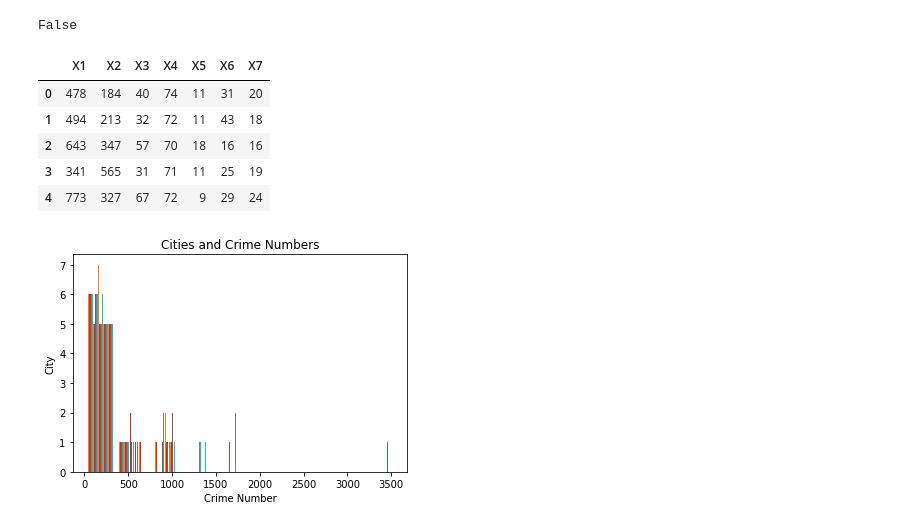
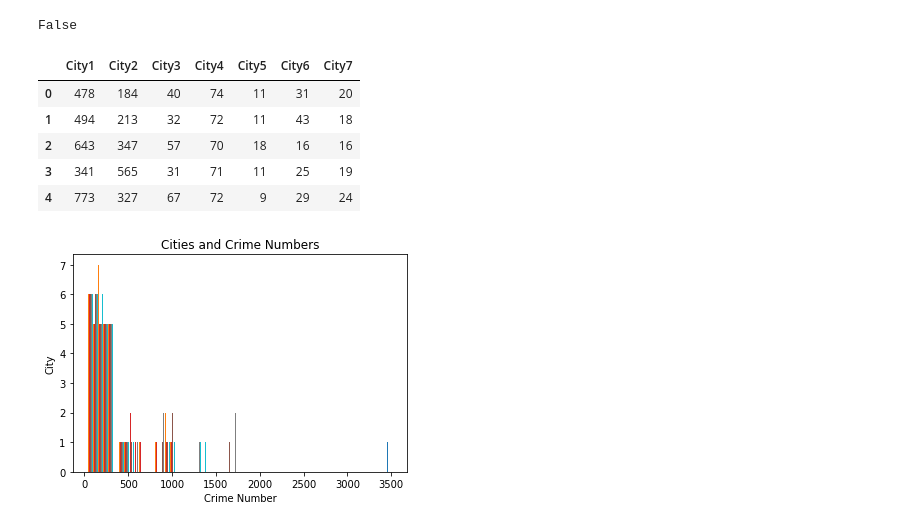
Before and after one commit to Ravkeerat02/Applied_data, a Jupyter notebook: TermProject.ipynb, the cells around one changed output. Cells and saved outputs as stored; diff of their text form; code cells hidden in the pictures.

Commit message:
Changed column names

```diff
--- a/TermProject.ipynb
+++ b/TermProject.ipynb
@@ -55,15 +55,17 @@ data_df.isnull().values.any()
 # %% [output]
 False
-# %%
-data_df.rename(columns={"X1":"City","X2":"City1","X3":"City2","X4":"City3","X4":"City4","X5":"City4","X6":"City6"})
-data_df.head()
-# %% [output]
-|  | X1 | X2 | X3 | X4 | X5 | X6 | X7 |
-| 0 | 478 | 184 | 40 | 74 | 11 | 31 | 20 |
-| 1 | 494 | 213 | 32 | 72 | 11 | 43 | 18 |
-| 2 | 643 | 347 | 57 | 70 | 18 | 16 | 16 |
-| 3 | 341 | 565 | 31 | 71 | 11 | 25 | 19 |
-| 4 | 773 | 327 | 67 | 72 | 9 | 29 | 24 |
+# %%
+# Renaming columns
+DF_columns = ["City1", "City2", "City3", "City4", "City5", "City6", "City7"]
+DF = pd.read_csv("/content/Crime.csv", names = DF_columns, skiprows=1)
+DF.head()
+# %% [output]
+|  | City1 | City2 | City3 | City4 | City5 | City6 | City7 |
+| 0 | 478 | 184 | 40 | 74 | 11 | 31 | 20 |
+| 1 | 494 | 213 | 32 | 72 | 11 | 43 | 18 |
+| 2 | 643 | 347 | 57 | 70 | 18 | 16 | 16 |
+| 3 | 341 | 565 | 31 | 71 | 11 | 25 | 19 |
+| 4 | 773 | 327 | 67 | 72 | 9 | 29 | 24 |
 # %%
 #Matplotlib 1. chart
 import matplotlib.pyplot as plt
```
Also changed, not shown: parts of 7 cells of this notebook.
